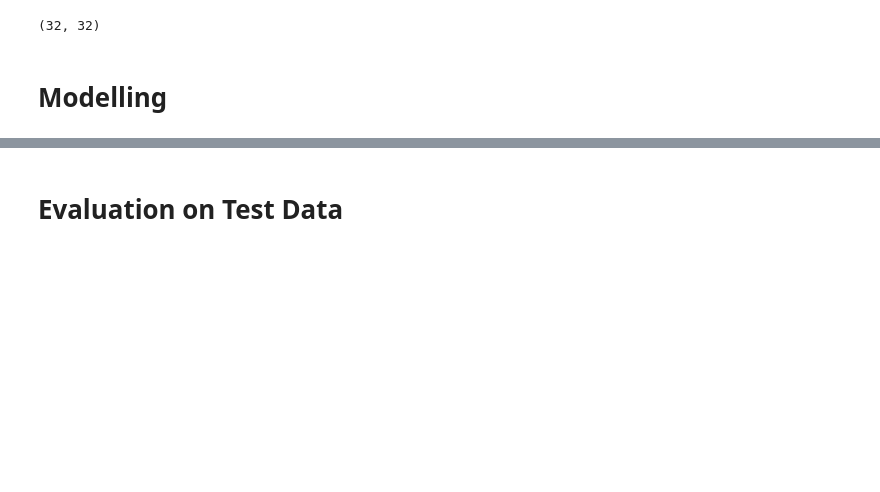
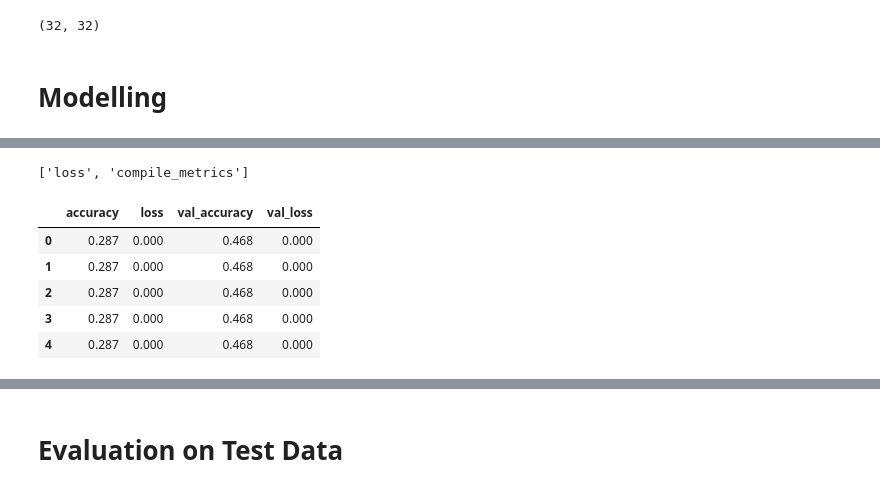
Before and after one commit to iceyisaak/dl_project01_cnn-cat-dog-classification, a Jupyter notebook: CNN_Project_Image_Classification_with_CNN_(catdogclassifier)_Student.ipynb, the cells around one changed output, grey strips where cells are left out. Cells and saved outputs as stored; diff of their text form; code cells hidden in the pictures; blank space fills up the shorter version.

```diff
--- a/CNN_Project_Image_Classification_with_CNN_(catdogclassifier)_Student.ipynb
+++ b/CNN_Project_Image_Classification_with_CNN_(catdogclassifier)_Student.ipynb
@@ -483 +488,15 @@ Epoch 3/10
 <keras.src.callbacks.history.History at 0x...>
+# %%
+model.metrics_names
+# %% [output]
+['loss', 'compile_metrics']
+# %%
+summary = pd.DataFrame(model.history.history)
+summary.head()
+# %% [output]
+|  | accuracy | loss | val_accuracy | val_loss |
+| 0 | 0.287 | 0.000 | 0.468 | 0.000 |
+| 1 | 0.287 | 0.000 | 0.468 | 0.000 |
+| 2 | 0.287 | 0.000 | 0.468 | 0.000 |
+| 3 | 0.287 | 0.000 | 0.468 | 0.000 |
+| 4 | 0.287 | 0.000 | 0.468 | 0.000 |
```
Also changed, not shown: parts of 7 cells of this notebook.
